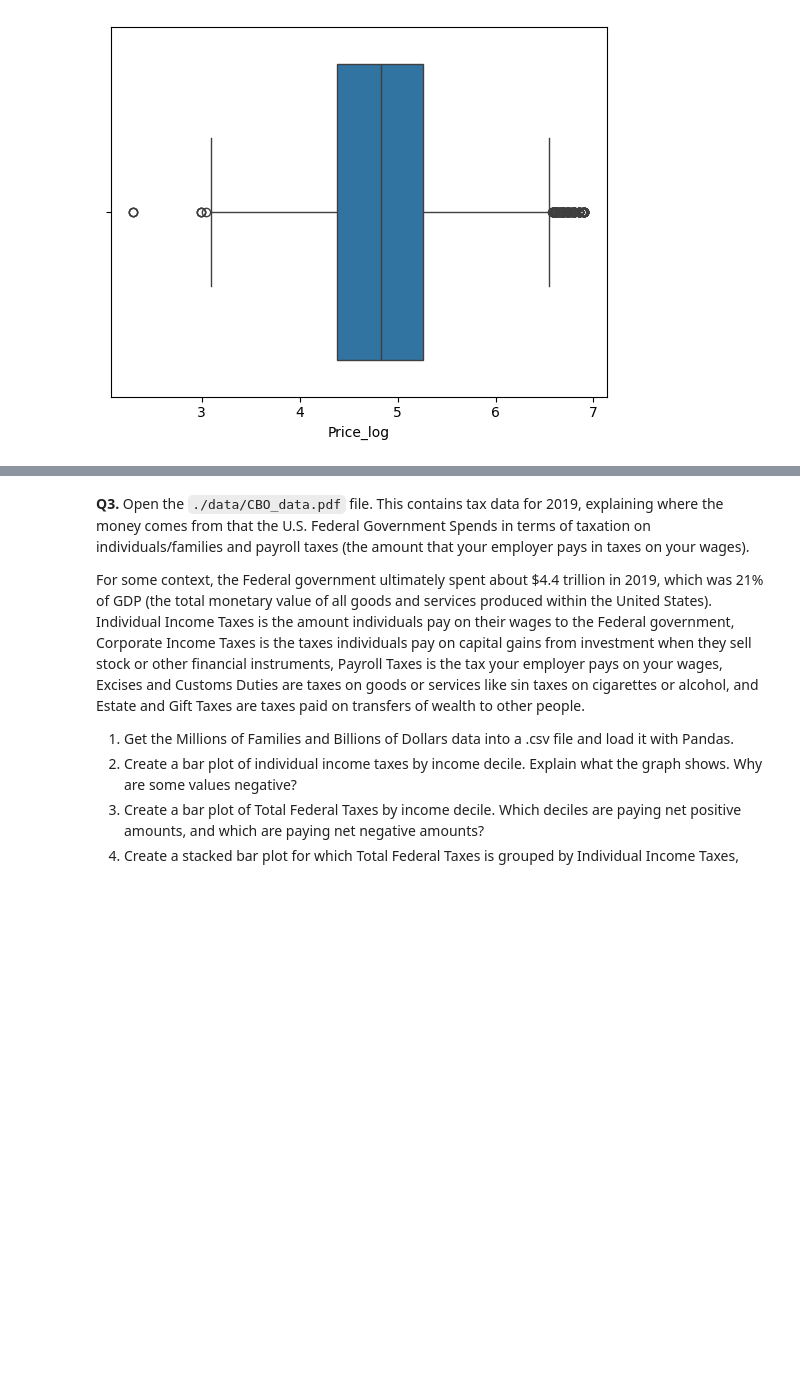
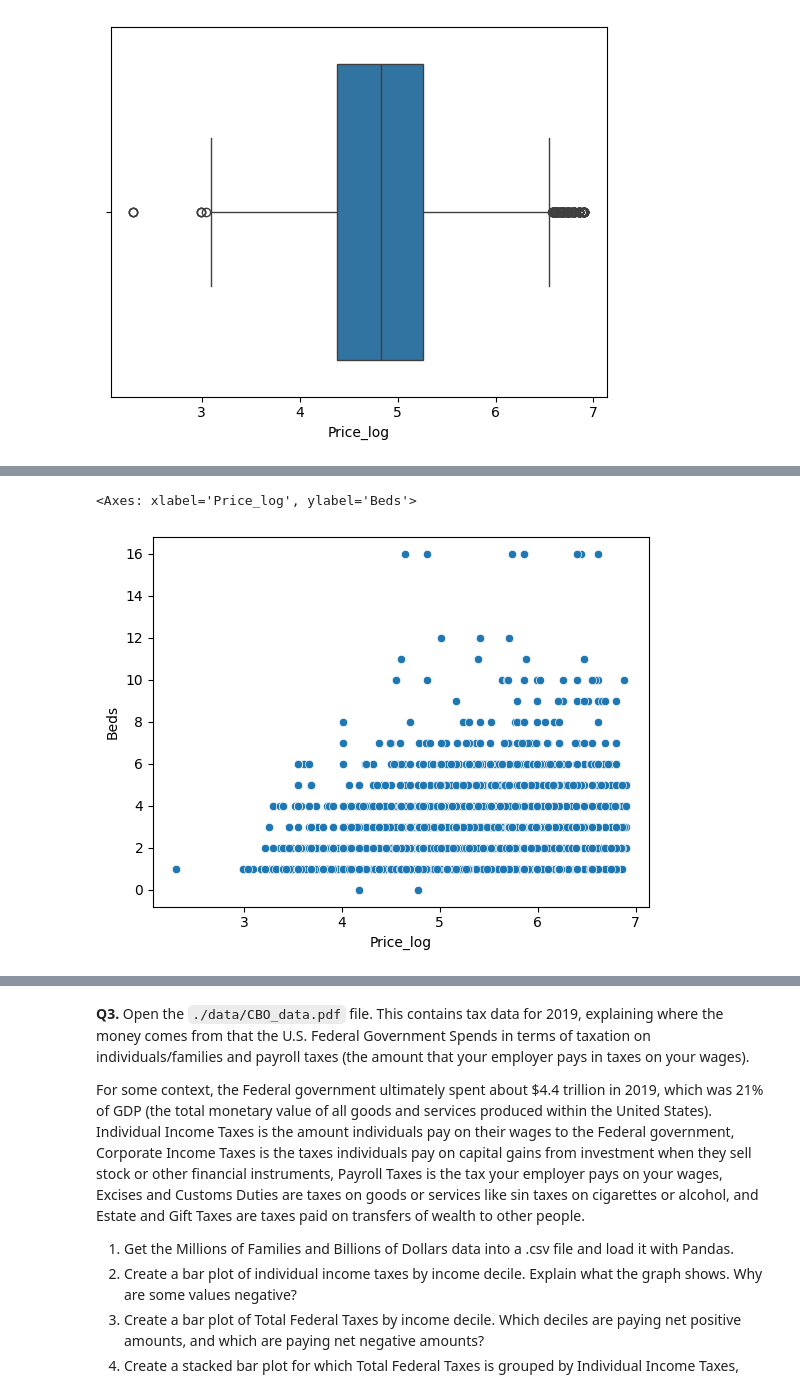
Before and after one commit to gffiveash/Visualization, a Jupyter notebook: assignment/assignment.ipynb, the cells around one changed output, grey strips where cells are left out. Saved outputs shown, nothing was run; the diff lists cells and outputs as text; code cells hidden in the pictures; blank space fills up the shorter version.

```diff
--- a/assignment/assignment.ipynb
+++ b/assignment/assignment.ipynb
@@ -161,0 +181,6 @@ sns.boxplot(data=df,x='Price_log')
+# %%
+# Question 5
+sns.scatterplot(x=df['Price_log'],y=df['Beds'])
+# %% [output]
+<Axes: xlabel='Price_log', ylabel='Beds'>
+[figure, added]
```
Also changed, not shown: parts of 14 cells of this notebook.
